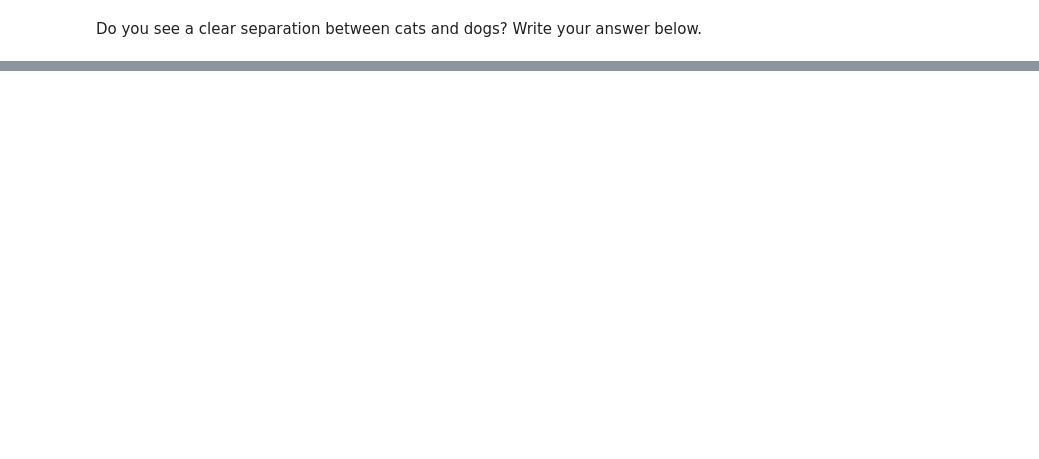
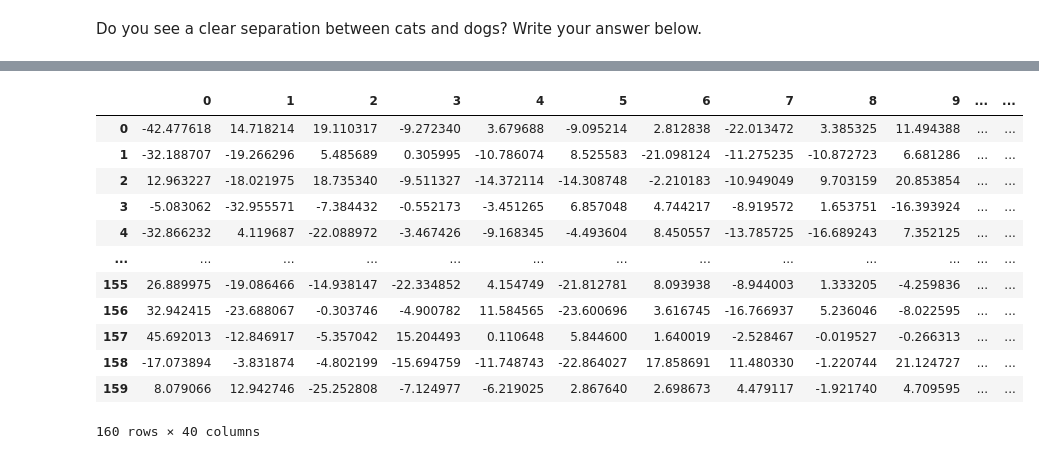
Before and after one commit to martijnooo/lab-dsai-pca, a Jupyter notebook: your-code/main.ipynb, the cells around one changed output, grey strips where cells are left out. Saved outputs shown, nothing was run; the diff lists cells and outputs as text; code cells hidden in the pictures; blank space fills up the shorter version.

```diff
--- a/your-code/main.ipynb
+++ b/your-code/main.ipynb
@@ -104,2 +173,28 @@ Do you see a clear separation between cats and dogs? Write your answer below.
+# %%
+from statsmodels.multivariate.pca import PCA
+pets_pca_40 = PCA(animals_stand, ncomp=40)
 # %%
-# Your conclusions here:
+# Your code here:
+pets_transposed = np.transpose(animals_stand)
+# %%
+# Your code here:
+pets_dot = np.dot(pets_transposed, pets_pca_40.factors)
+# %%
+# Your code here:
+df = pd.DataFrame(pets_dot)
+# %%
+df
+# %% [output]
+|  | 0 | 1 | 2 | 3 | 4 | 5 | 6 | 7 | 8 | 9 | ... | ... |
+| 0 | -42.477618 | 14.718214 | 19.110317 | -9.272340 | 3.679688 | -9.095214 | 2.812838 | -22.013472 | 3.385325 | 11.494388 | ... | ... |
+| 1 | -32.188707 | -19.266296 | 5.485689 | 0.305995 | -10.786074 | 8.525583 | -21.098124 | -11.275235 | -10.872723 | 6.681286 | ... | ... |
+| 2 | 12.963227 | -18.021975 | 18.735340 | -9.511327 | -14.372114 | -14.308748 | -2.210183 | -10.949049 | 9.703159 | 20.853854 | ... | ... |
+| 3 | -5.083062 | -32.955571 | -7.384432 | -0.552173 | -3.451265 | 6.857048 | 4.744217 | -8.919572 | 1.653751 | -16.393924 | ... | ... |
+| 4 | -32.866232 | 4.119687 | -22.088972 | -3.467426 | -9.168345 | -4.493604 | 8.450557 | -13.785725 | -16.689243 | 7.352125 | ... | ... |
+| ... | ... | ... | ... | ... | ... | ... | ... | ... | ... | ... | ... | ... |
+| 155 | 26.889975 | -19.086466 | -14.938147 | -22.334852 | 4.154749 | -21.812781 | 8.093938 | -8.944003 | 1.333205 | -4.259836 | ... | ... |
+| 156 | 32.942415 | -23.688067 | -0.303746 | -4.900782 | 11.584565 | -23.600696 | 3.616745 | -16.766937 | 5.236046 | -8.022595 | ... | ... |
+| 157 | 45.692013 | -12.846917 | -5.357042 | 15.204493 | 0.110648 | 5.844600 | 1.640019 | -2.528467 | -0.019527 | -0.266313 | ... | ... |
+| 158 | -17.073894 | -3.831874 | -4.802199 | -15.694759 | -11.748743 | -22.864027 | 17.858691 | 11.480330 | -1.220744 | 21.124727 | ... | ... |
+| 159 | 8.079066 | 12.942746 | -25.252808 | -7.124977 | -6.219025 | 2.867640 | 2.698673 | 4.479117 | -1.921740 | 4.709595 | ... | ... |
+160 rows × 40 columns
```
Also changed, not shown: parts of 21 cells of this notebook.
